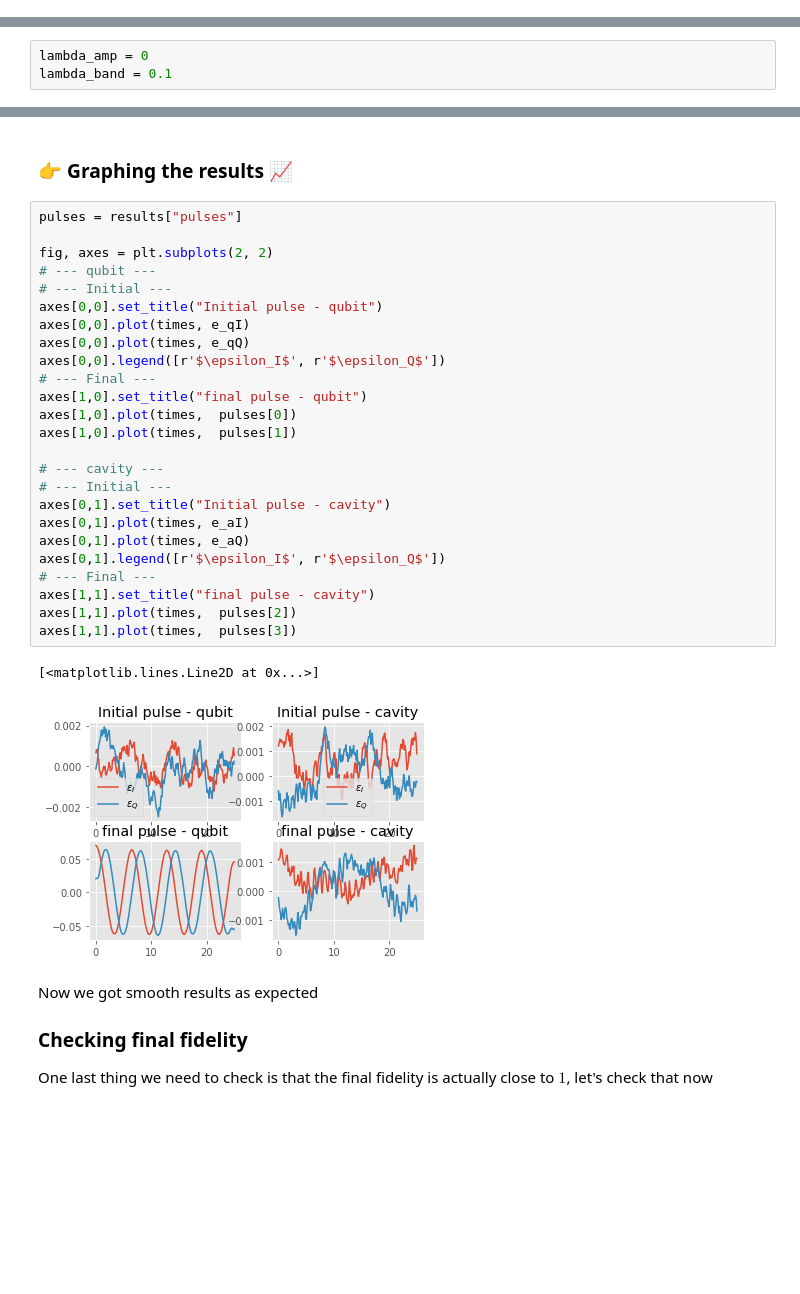
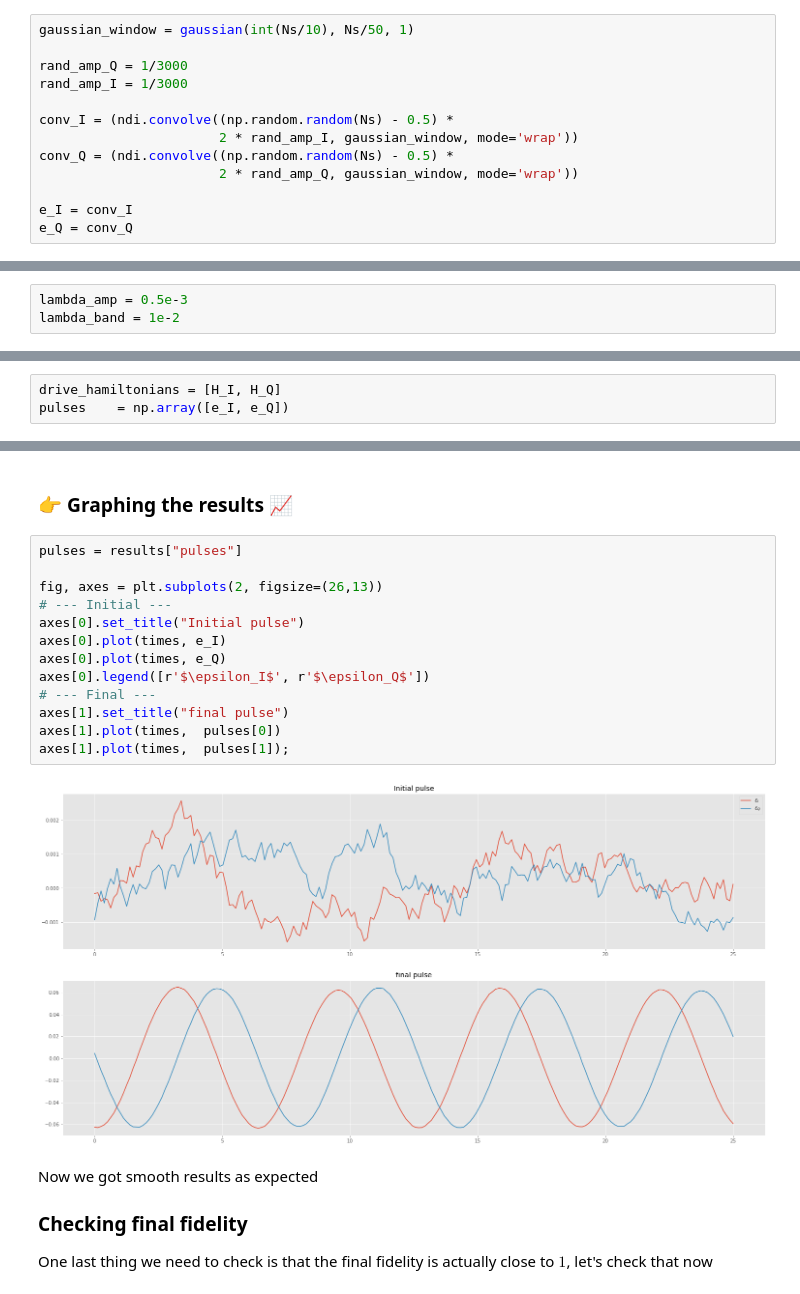
Before and after one commit to DanielCohenHillel/Controlling-a-Superconducting-Quantum-Computer, a Jupyter notebook: Codes/GRAPE/Example Notebooks/Presentation.ipynb, the cells around one changed output, grey strips where cells are left out. Saved outputs shown, nothing was run; the diff lists cells and outputs as text; blank space fills up the shorter version.

```diff
--- a/Codes/GRAPE/Example Notebooks/Presentation.ipynb
+++ b/Codes/GRAPE/Example Notebooks/Presentation.ipynb
@@ -125,9 +128,22 @@ e_aQ = conv_aQ  # cavity Q
+# %%
+gaussian_window = gaussian(int(Ns/10), Ns/50, 1)
+
+rand_amp_Q = 1/3000
+rand_amp_I = 1/3000
+
+conv_I = (ndi.convolve((np.random.random(Ns) - 0.5) *
+                       2 * rand_amp_I, gaussian_window, mode='wrap'))
+conv_Q = (ndi.convolve((np.random.random(Ns) - 0.5) *
+                       2 * rand_amp_Q, gaussian_window, mode='wrap'))
+
+e_I = conv_I
+e_Q = conv_Q
 # %% [markdown]
 ### 👉 Constraints
 We'll now define the strength of the constraints (the lagrange multipliers, $\lambda$'s). In this example we will only have soft constraint (instead of hard constraints such as cut-off amplitude and frequency). We'll only define constraints on the amplitude and the bandwidht, $\lambda_{amp}$ and $\lambda_{band}$.
 # %%
-lambda_amp = 0
-lambda_band = 0.1
+lambda_amp = 0.5e-3
+lambda_band = 1e-2
 # %% [markdown]
 We need to put the multiple drive hamiltonians into one variable and also for the multiple drive amplitudes.
 We set a variable, *drive_hamiltonians*, which is a list of all the drive hamiltonians, and a variable, *pulses*, which is a list of the drive amplitudes. Notice that the two lists need to be the same length and that the $i^{th}$ drive hamiltonian in the list correspond to the $i^{th}$ drive amplitude in the list
@@ -137,3 +150,6 @@ pulses    = np.array([e_qI, e_qQ, e_aI, e_aQ])
+# %%
+drive_hamiltonians = [H_I, H_Q]
+pulses    = np.array([e_I, e_Q])
 # %% [markdown]
 ### 👉 Creating GRAPE object 🍇
 We now create the *GrapePulse* object, which contains all the data on the pulse and can be used for the optimization
@@ -161,31 +183,18 @@ We get back a dictionary with all the results we need: optimized drive amplitude
 # %%
 pulses = results["pulses"]
 
-fig, axes = plt.subplots(2, 2)
-# --- qubit ---
+fig, axes = plt.subplots(2, figsize=(26,13))
 # --- Initial ---
-axes[0,0].set_title("Initial pulse - qubit")
-axes[0,0].plot(times, e_qI)
-axes[0,0].plot(times, e_qQ)
-axes[0,0].legend([r'$\epsilon_I$', r'$\epsilon_Q$'])
+axes[0].set_title("Initial pulse")
+axes[0].plot(times, e_I)
+axes[0].plot(times, e_Q)
+axes[0].legend([r'$\epsilon_I$', r'$\epsilon_Q$'])
 # --- Final ---
-axes[1,0].set_title("final pulse - qubit")
-axes[1,0].plot(times,  pulses[0])
-axes[1,0].plot(times,  pulses[1])
-
-# --- cavity ---
-# --- Initial ---
-axes[0,1].set_title("Initial pulse - cavity")
-axes[0,1].plot(times, e_aI)
-axes[0,1].plot(times, e_aQ)
-axes[0,1].legend([r'$\epsilon_I$', r'$\epsilon_Q$'])
-# --- Final ---
-axes[1,1].set_title("final pulse - cavity")
-axes[1,1].plot(times,  pulses[2])
-axes[1,1].plot(times,  pulses[3])
+axes[1].set_title("final pulse")
+axes[1].plot(times,  pulses[0])
+axes[1].plot(times,  pulses[1]);
 # %% [output]
-[<matplotlib.lines.Line2D at 0x...>]
-[figure, old version]
+[figure, new version]
 # %% [markdown]
 Now we got smooth results as expected
 
```
Also changed, not shown: parts of 18 cells of this notebook, 4 other files.
